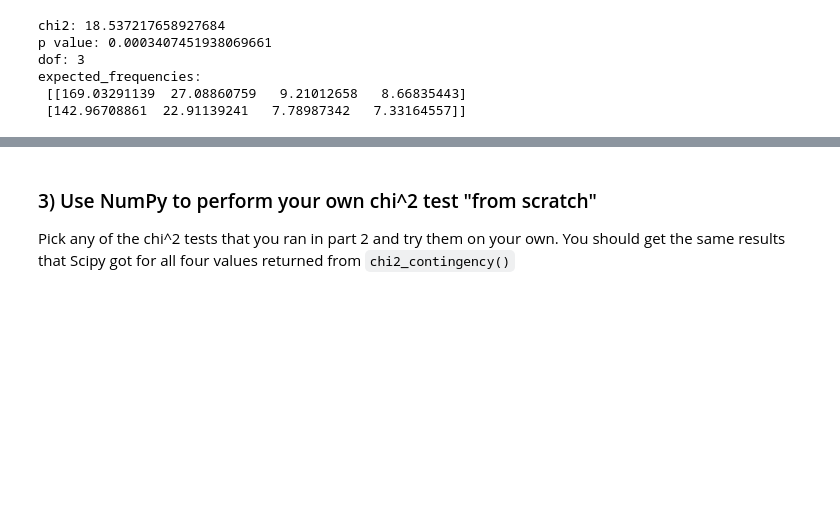
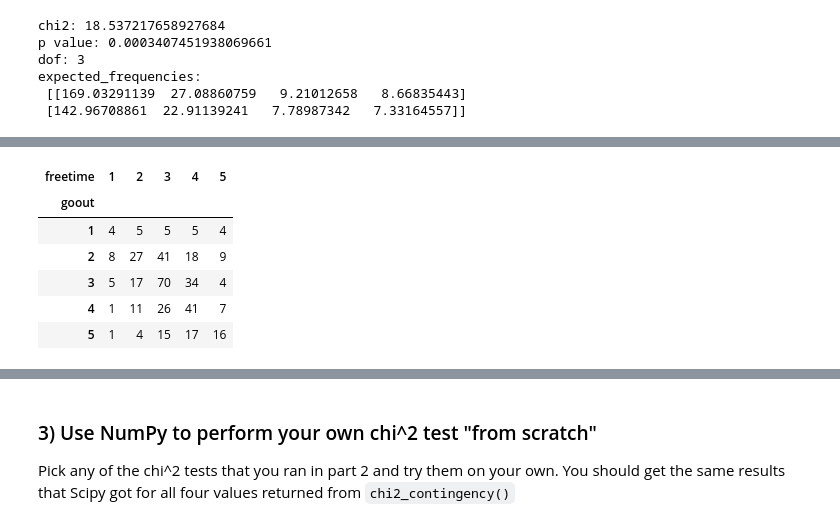
Before and after one commit to raymond98tan/DS-Unit-1-Sprint-2-Statistics, a Jupyter notebook: module2/Raymond_Tan_LS_DS_122_Chi2_Tests_Assignment.ipynb, the cells around one changed output, grey strips where cells are left out. Cells and saved outputs as stored; diff of their text form; code cells hidden in the pictures; blank space fills up the shorter version.

```diff
--- a/module2/Raymond_Tan_LS_DS_122_Chi2_Tests_Assignment.ipynb
+++ b/module2/Raymond_Tan_LS_DS_122_Chi2_Tests_Assignment.ipynb
@@ -173,0 +233,12 @@ expected_frequencies:
+# %%
+contingency4 = pd.crosstab(df['goout'], df['freetime'])
+
+contingency4
+# %% [output]
+| freetime | 1 | 2 | 3 | 4 | 5 |
+| goout |  |  |  |  |  |
+| 1 | 4 | 5 | 5 | 5 | 4 |
+| 2 | 8 | 27 | 41 | 18 | 9 |
+| 3 | 5 | 17 | 70 | 34 | 4 |
+| 4 | 1 | 11 | 26 | 41 | 7 |
+| 5 | 1 | 4 | 15 | 17 | 16 |
```
Also changed, not shown: parts of 14 cells of this notebook.
